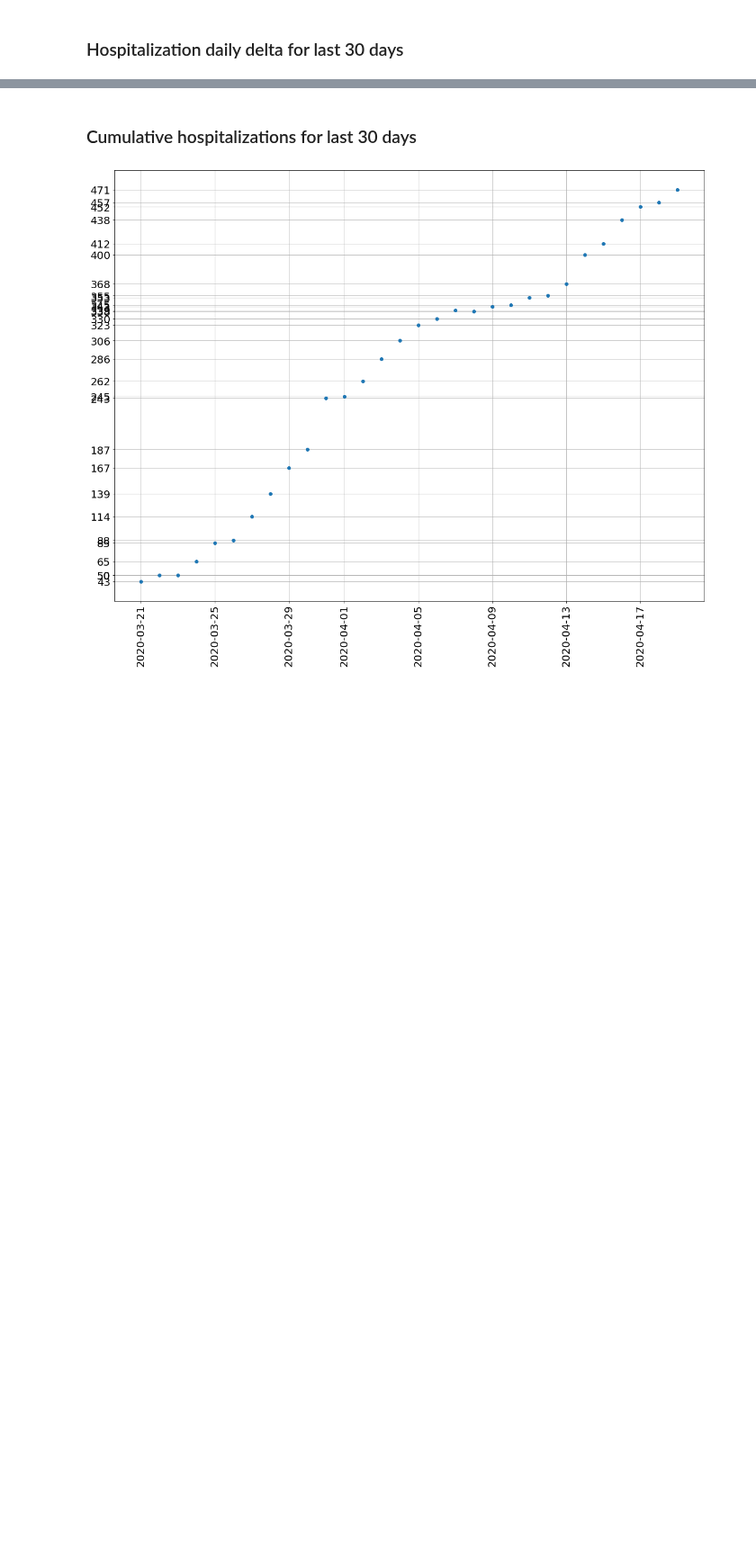
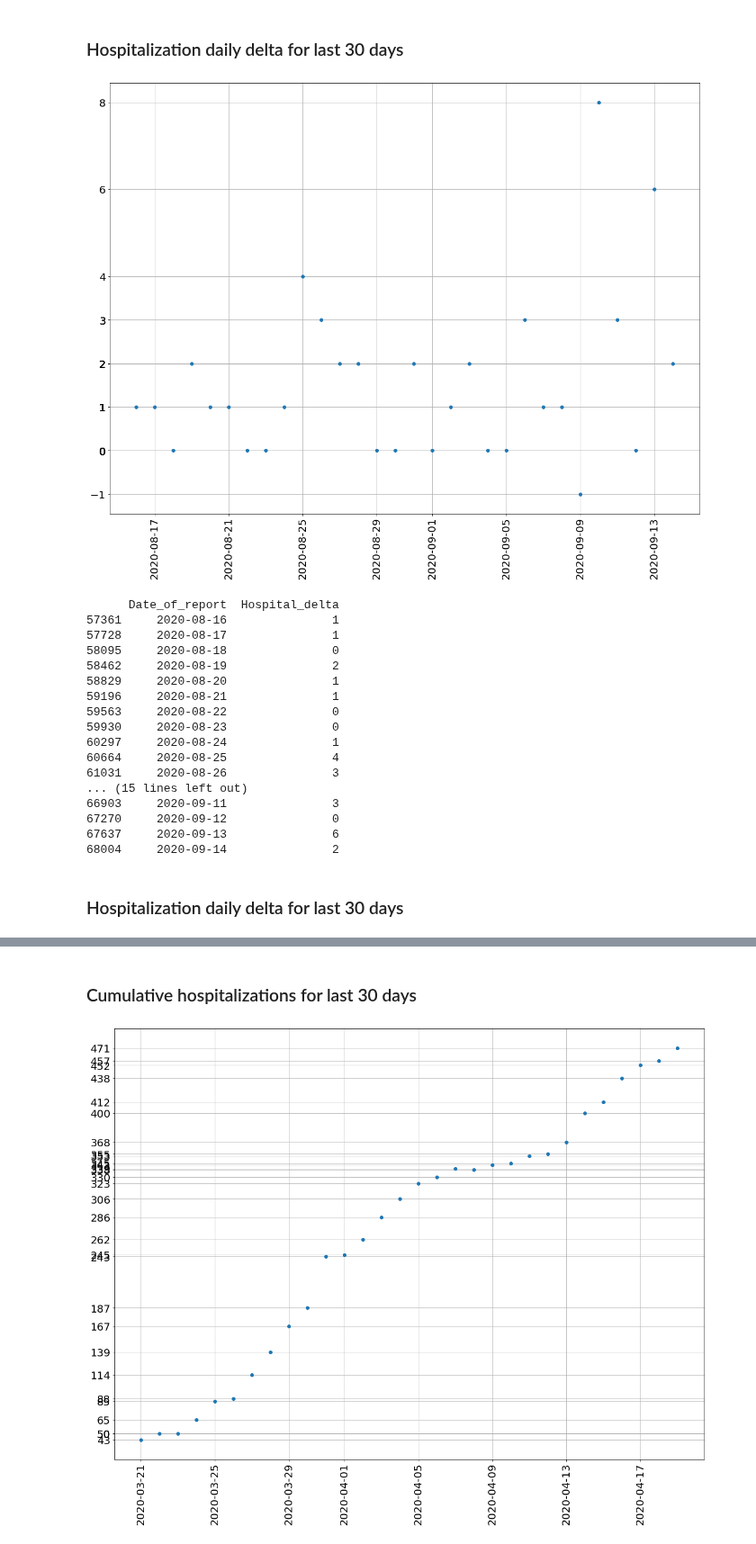
Before and after one commit to zeddee/nl-covid19-eda, a Jupyter notebook: nl-covid-eda.ipynb, the cells around one changed output, grey strips where cells are left out. Shown at 90% size. Cells and saved outputs as stored; diff of their text form; code cells hidden in the pictures; blank space fills up the shorter version.

```diff
--- a/nl-covid-eda.ipynb
+++ b/nl-covid-eda.ipynb
@@ -361,5 +362,28 @@ plot_cumul_reported_last_n_days(cumuldf, -1, "Total_reported")
 # %% [markdown]
 ### Hospitalization daily delta for last 30 days
+# %%
+plot_cumul_reported_last_n_days(cumuldf, -1, "Total_reported")
+# %% [output]
+[figure, added]
+      Date_of_report  Hospital_delta
+57361     2020-08-16               1
+57728     2020-08-17               1
+58095     2020-08-18               0
+58462     2020-08-19               2
+58829     2020-08-20               1
+59196     2020-08-21               1
+59563     2020-08-22               0
+59930     2020-08-23               0
+60297     2020-08-24               1
+60664     2020-08-25               4
+61031     2020-08-26               3
+... (15 lines left out)
+66903     2020-09-11               3
+67270     2020-09-12               0
+67637     2020-09-13               6
+68004     2020-09-14               2
+# %% [markdown]
+### Hospitalization daily delta for last 30 days
 # %%
 plot_cumul_reported_last_n_days(cumuldf, 30, "Hospital_delta")
 # %% [output]
```
Also changed, not shown: parts of 11 cells of this notebook.
